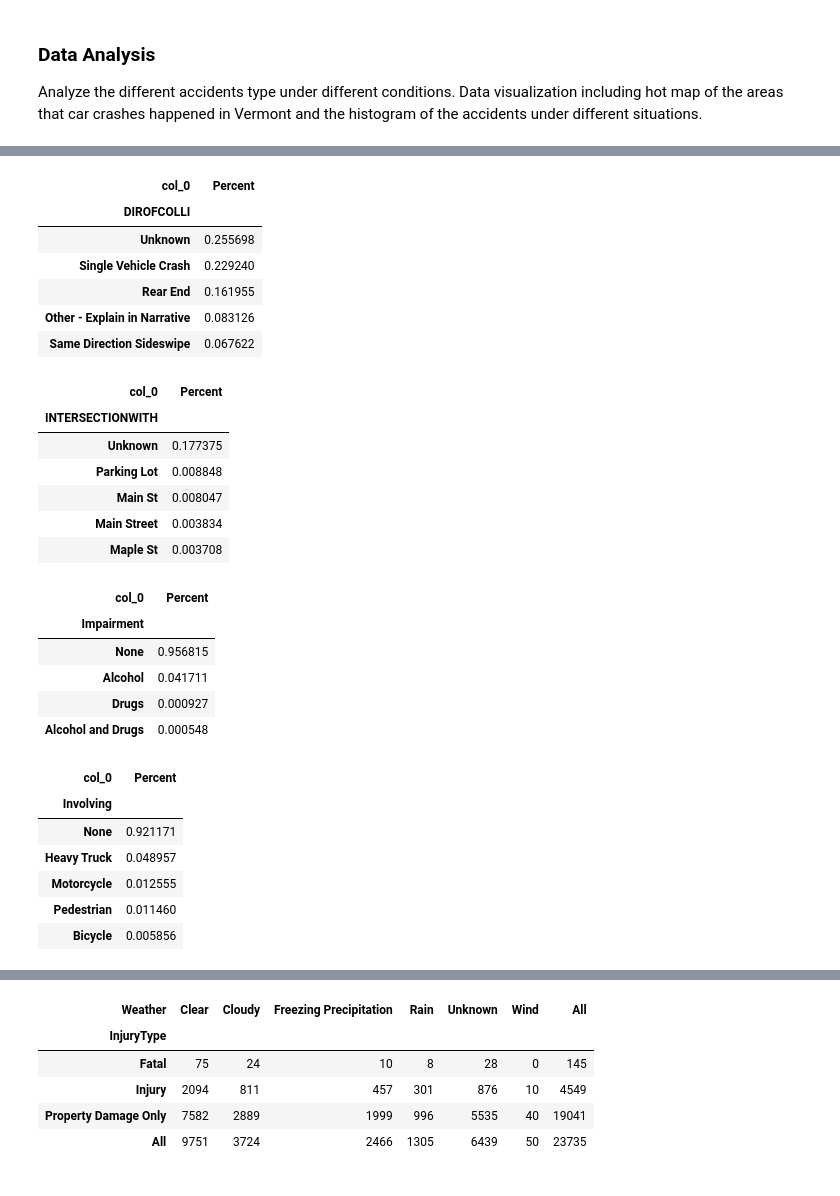
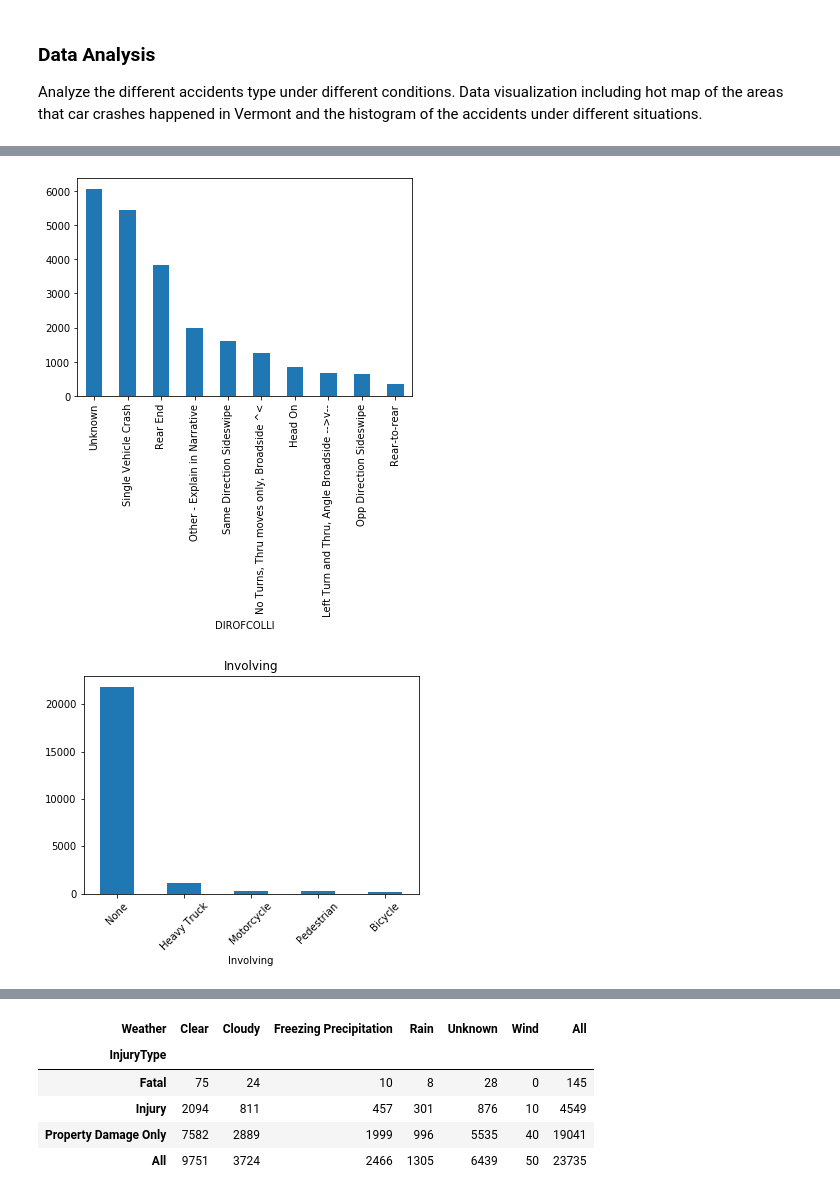
Before and after one commit to bmccxd/IST-5520-SP20-G1, a Jupyter notebook: Data Analysis-Group 1.ipynb, the cells around one changed output, grey strips where cells are left out. Cells and saved outputs as stored; diff of their text form; code cells hidden in the pictures.

```diff
--- a/Data Analysis-Group 1.ipynb
+++ b/Data Analysis-Group 1.ipynb
@@ -225,44 +234,18 @@ CITY.sort_values(by='Percent',ascending=False).head()
 # %%
-DIRE=pd.crosstab(index=df['DIROFCOLLI'],columns="Percent")/pd.crosstab(index=df['DIROFCOLLI'],columns="Percent").sum()
-DIRE.sort_values(by='Percent',ascending=False).head()
+DIRE=pd.crosstab(index=df['DIROFCOLLI'],columns="Count")
+DIRE=DIRE.sort_values(by='Count',ascending=False).head(10)
+DIRE.plot(kind='bar', legend = False)
+plt.title('Top 10 Direction of Collision')
+plt.show()
 # %% [output]
-| col_0 | Percent |
-| DIROFCOLLI |  |
-| Unknown | 0.255698 |
-| Single Vehicle Crash | 0.229240 |
-| Rear End | 0.161955 |
-| Other - Explain in Narrative | 0.083126 |
-| Same Direction Sideswipe | 0.067622 |
+[figure, added]
-# %%
-INTERW=pd.crosstab(index=df['INTERSECTIONWITH'],columns="Percent")/pd.crosstab(index=df['INTERSECTIONWITH'],columns="Percent").sum()
-INTERW.sort_values(by='Percent',ascending=False).head()
-# %% [output]
-| col_0 | Percent |
-| INTERSECTIONWITH |  |
-| Unknown | 0.177375 |
-| Parking Lot | 0.008848 |
-| Main St | 0.008047 |
-| Main Street | 0.003834 |
-| Maple St | 0.003708 |
-# %%
-Imp=pd.crosstab(index=df['Impairment'],columns="Percent")/pd.crosstab(index=df['Impairment'],columns="Percent").sum()
-Imp.sort_values(by='Percent',ascending=False).head()
-# %% [output]
-| col_0 | Percent |
-| Impairment |  |
-| None | 0.956815 |
-| Alcohol | 0.041711 |
-| Drugs | 0.000927 |
-| Alcohol and Drugs | 0.000548 |
 # %%
-Inv=pd.crosstab(index=df['Involving'],columns="Percent")/pd.crosstab(index=df['Involving'],columns="Percent").sum()
-Inv.sort_values(by='Percent',ascending=False).head()
+Inv=pd.crosstab(index=df['Involving'], columns="Count")
+Inv=Inv.sort_values(by='Count',ascending=False)
+Inv.plot(kind='bar', legend = False)
+plt.title('Involving')
+plt.xticks(rotation=45)
+plt.show()
 # %% [output]
-| col_0 | Percent |
-| Involving |  |
-| None | 0.921171 |
-| Heavy Truck | 0.048957 |
-| Motorcycle | 0.012555 |
-| Pedestrian | 0.011460 |
-| Bicycle | 0.005856 |
+[figure, added]
 # %%
```
Also changed, not shown: parts of 11 cells of this notebook, 3 other files.
